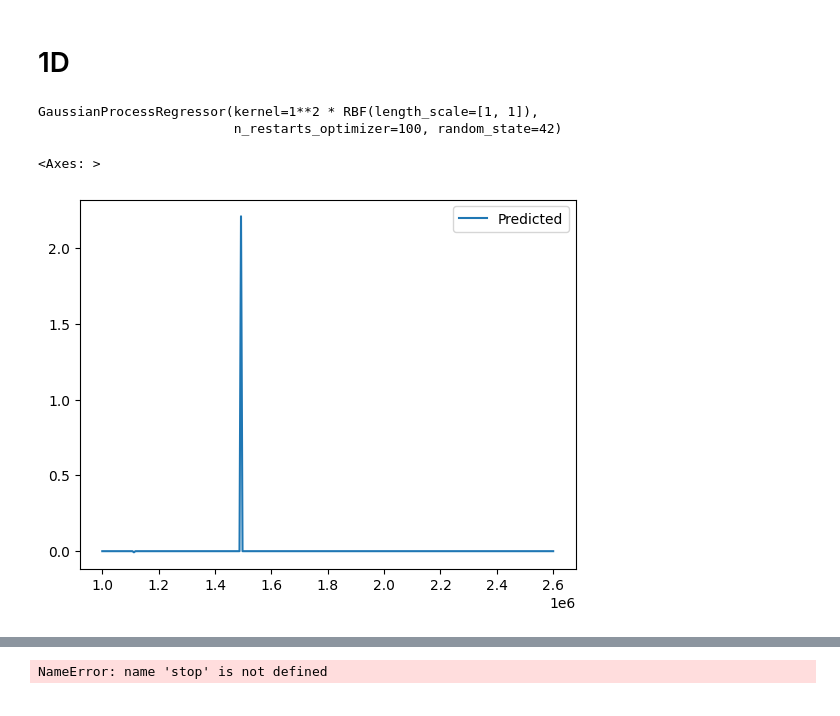
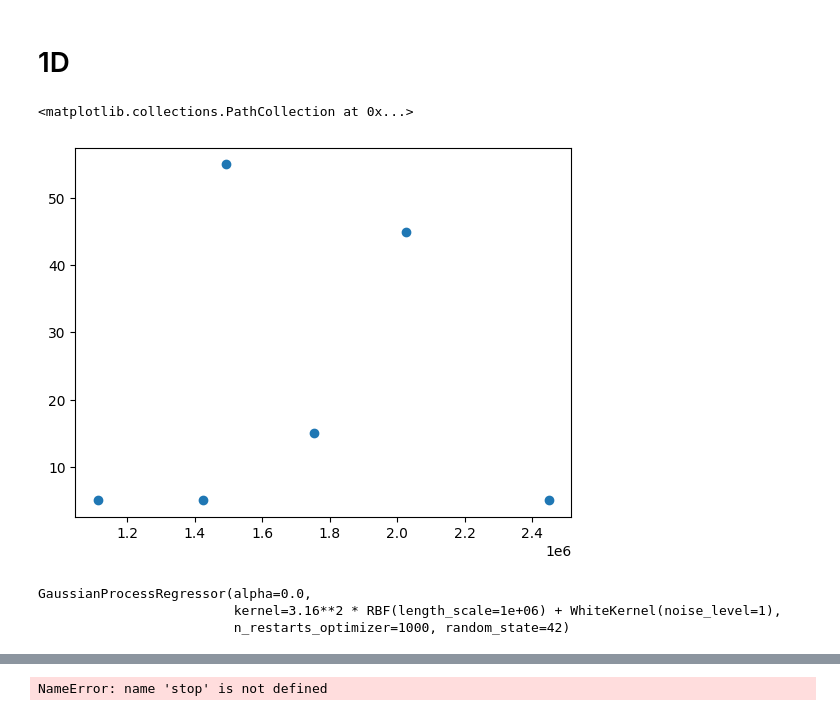
Before and after one commit to Hitchwiki/hitchmap-data, a Jupyter notebook: visualization/predictors/gaussian_process.ipynb, the cells around one changed output, grey strips where cells are left out. Cells and saved outputs as stored; diff of their text form; code cells hidden in the pictures.

Commit message:
good result on 1d artificial dataset gp using constraints on opimization boundaries that fit the problem at hand

```diff
--- a/visualization/predictors/gaussian_process.ipynb
+++ b/visualization/predictors/gaussian_process.ipynb
@@ -59 +59,19 @@ y = y - average
+# %%
+points = get_points('../data/artificial_points_gp.csv')
+
+points = points[points.lat == 0]
+
+points['lat'] = points.geometry.y
+points['lon'] = points.geometry.x
+
+X = points[['lon']].values
+y = points['wait'].values
+
+# assuming mean = 0 in the gp setup
+average = np.mean(y)
+# %%
+plt.scatter(X, y, label="Observations")
+# %% [output]
+<matplotlib.collections.PathCollection at 0x...>
+[figure, added]
 # %%
@@ -89,7 +121,8 @@ gp = GaussianProcessRegressor(
 # %%
-gp.fit(X, y)
+gp.fit(X, y - average)
 # %% [output]
-GaussianProcessRegressor(kernel=1**2 * RBF(length_scale=[1, 1]),
-                         n_restarts_optimizer=100, random_state=42)
+GaussianProcessRegressor(alpha=0.0,
+                         kernel=3.16**2 * RBF(length_scale=1e+06) + WhiteKernel(noise_level=1),
+                         n_restarts_optimizer=1000, random_state=42)
 # %%
 x_test = np.linspace(start=1000000, stop=2600000, num=300)
@@ -99,6 +132 @@ y_pred, sigma = gp.predict(x_test, return_std=True)
 y_pred = y_pred + average # add back the mean
-# %%
-sns.lineplot(x=x_test[:, 1], y=y_pred, label='Predicted')
-# %% [output]
-<Axes: >
-[figure, removed]
```
Also changed, not shown: parts of 10 cells of this notebook.
